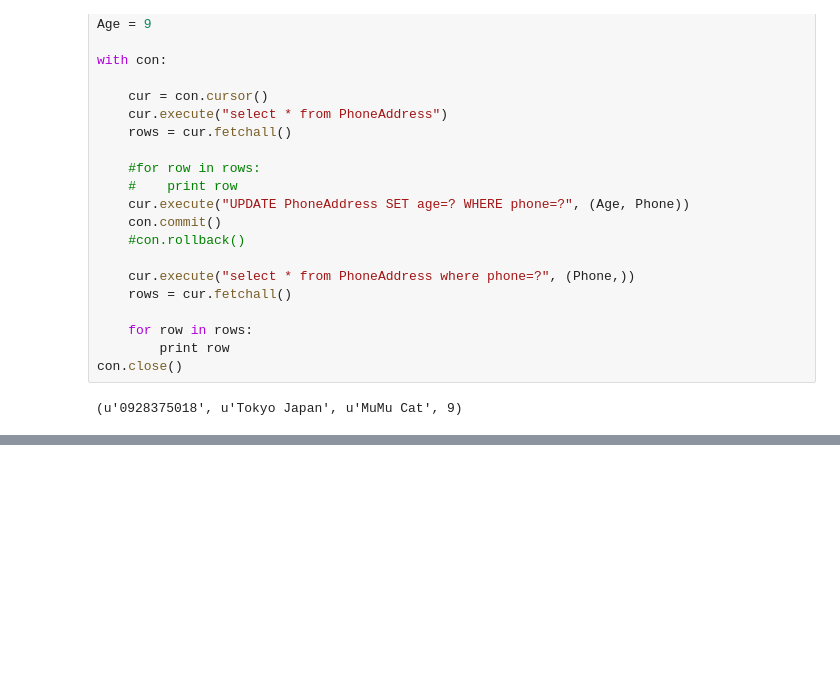
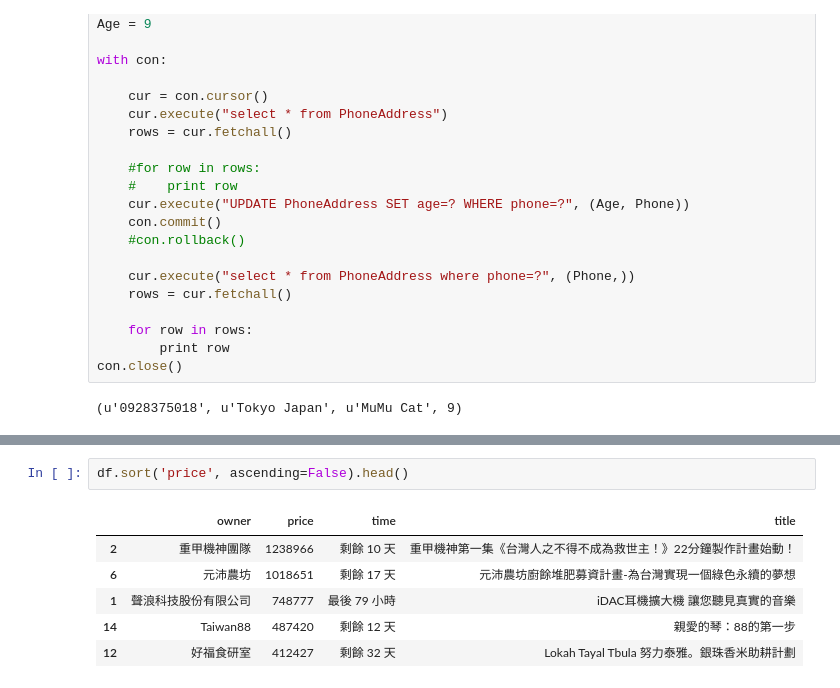
Before and after one commit to ywchiu/pythonetl, a Jupyter notebook: 20160226Demo.ipynb, the cells around one changed output, grey strips where cells are left out. Drawn from its saved outputs; the diff is of its cells as text; blank space fills up the shorter version.

```diff
--- a/20160226Demo.ipynb
+++ b/20160226Demo.ipynb
@@ -851,0 +954,9 @@ con.close()
+# %%
+df.sort('price', ascending=False).head()
+# %% [output]
+|  | owner | price | time | title |
+| 2 | 重甲機神團隊 | 1238966 | 剩餘 10 天 | 重甲機神第一集《台灣人之不得不成為救世主！》22分鐘製作計畫始動！ |
+| 6 | 元沛農坊 | 1018651 | 剩餘 17 天 | 元沛農坊廚餘堆肥募資計畫-為台灣實現一個綠色永續的夢想 |
+| 1 | 聲浪科技股份有限公司 | 748777 | 最後 79 小時 | iDAC耳機擴大機 讓您聽見真實的音樂 |
+| 14 | Taiwan88 | 487420 | 剩餘 12 天 | 親愛的琴：88的第一步 |
+| 12 | 好福食研室 | 412427 | 剩餘 32 天 | Lokah Tayal Tbula 努力泰雅。銀珠香米助耕計劃 |
```
Also changed, not shown: parts of 8 cells of this notebook.
